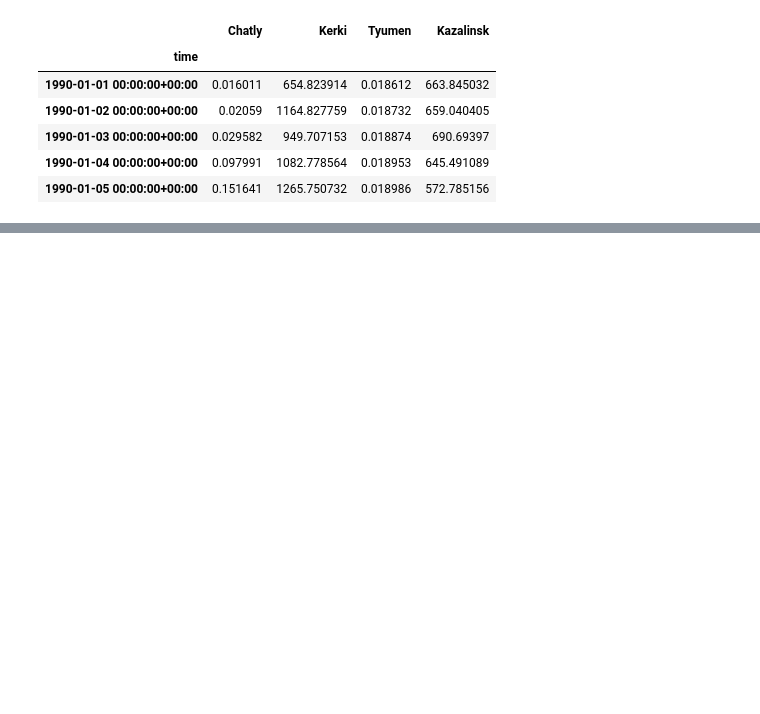
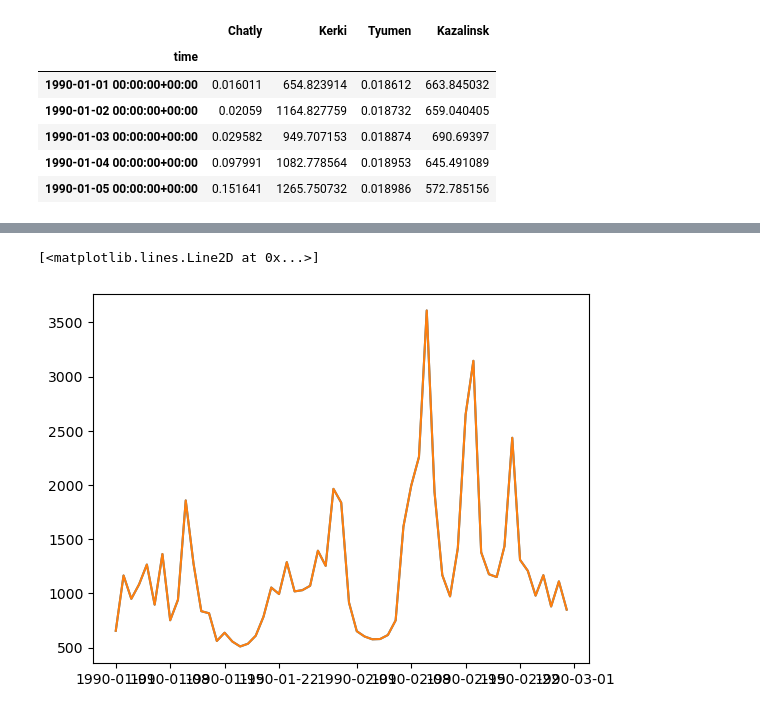
Before and after one commit to andrevdv/MSc_AralSea, a Jupyter notebook: book/thesis_projects/MSc/2025_Q1_AndreVanDerVeen_CEG/work_in_progress/Test_Aral/Aral_PCR_Simple.ipynb, the cells around one changed output, grey strips where cells are left out. Saved outputs shown, nothing was run; the diff lists cells and outputs as text; code cells hidden in the pictures; blank space fills up the shorter version.

```diff
--- a/book/thesis_projects/MSc/2025_Q1_AndreVanDerVeen_CEG/work_in_progress/Test_Aral/Aral_PCR_Simple.ipynb
+++ b/book/thesis_projects/MSc/2025_Q1_AndreVanDerVeen_CEG/work_in_progress/Test_Aral/Aral_PCR_Simple.ipynb
@@ -280,0 +437,6 @@ Stations_timeseries.to_csv('Discharge_testseries.csv', index=True)
+# %%
+plt.plot(Stations_timeseries_experiment["Kerki"])
+plt.plot(Stations_timeseries["Kerki"])
+# %% [output]
+[<matplotlib.lines.Line2D at 0x...>]
+[figure, added]
```
Also changed, not shown: parts of 21 cells of this notebook.
